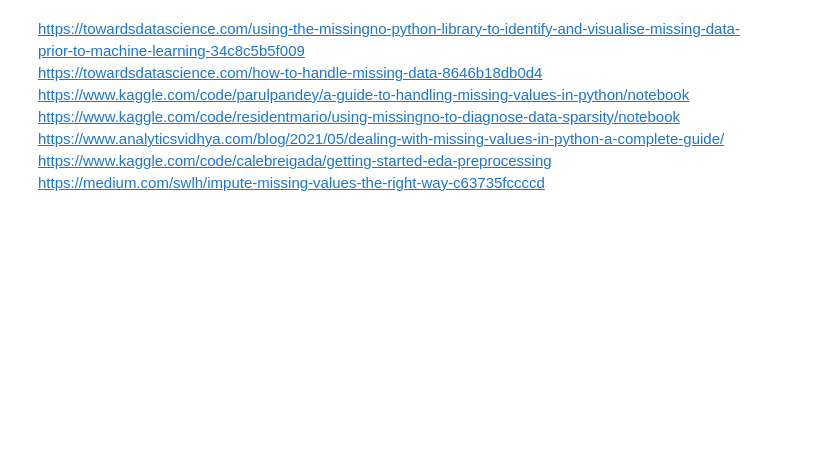
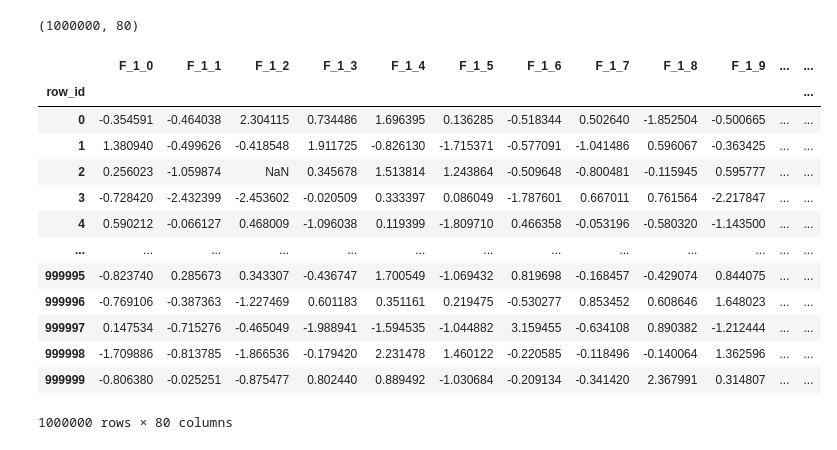
Before and after one commit to jadelsoufi/tabular-playground-series-jun-2022, a Jupyter notebook: EDA.ipynb, the cells around one changed output. Cells and saved outputs as stored; diff of their text form; code cells hidden in the pictures; blank space fills up the shorter version.

```diff
--- a/EDA.ipynb
+++ b/EDA.ipynb
@@ -15,10 +0,0 @@
-# %%
-import numpy as np
-import pandas as pd
-from pathlib import Path
-from tqdm import tqdm
-import missingno as msno
-pd.set_option('display.max_columns', None)
-import seaborn as sns
-import matplotlib.pyplot as plt
-from sklearn.impute import SimpleImputer
@@ -292,8 +0,0 @@ submission.to_csv('submission.csv')
-# %% [markdown]
-https://towardsdatascience.com/using-the-missingno-python-library-to-identify-and-visualise-missing-data-prior-to-machine-learning-34c8c5b5f009 <br>
-https://towardsdatascience.com/how-to-handle-missing-data-8646b18db0d4 <br>
-https://www.kaggle.com/code/parulpandey/a-guide-to-handling-missing-values-in-python/notebook <br>
-https://www.kaggle.com/code/residentmario/using-missingno-to-diagnose-data-sparsity/notebook <br>
-https://www.analyticsvidhya.com/blog/2021/05/dealing-with-missing-values-in-python-a-complete-guide/ <br>
-https://www.kaggle.com/code/calebreigada/getting-started-eda-preprocessing <br>
-https://medium.com/swlh/impute-missing-values-the-right-way-c63735fccccd <br>
@@ -299,0 +26,21 @@ https://medium.com/swlh/impute-missing-values-the-right-way-c63735fccccd <br>
+# %%
+data.shape
+# %% [output]
+(1000000, 80)
+# %%
+data
+# %% [output]
+|  | F_1_0 | F_1_1 | F_1_2 | F_1_3 | F_1_4 | F_1_5 | F_1_6 | F_1_7 | F_1_8 | F_1_9 | ... | ... |
+| row_id |  |  |  |  |  |  |  |  |  |  |  | ... |
+| 0 | -0.354591 | -0.464038 | 2.304115 | 0.734486 | 1.696395 | 0.136285 | -0.518344 | 0.502640 | -1.852504 | -0.500665 | ... | ... |
+| 1 | 1.380940 | -0.499626 | -0.418548 | 1.911725 | -0.826130 | -1.715371 | -0.577091 | -1.041486 | 0.596067 | -0.363425 | ... | ... |
+| 2 | 0.256023 | -1.059874 | NaN | 0.345678 | 1.513814 | 1.243864 | -0.509648 | -0.800481 | -0.115945 | 0.595777 | ... | ... |
+| 3 | -0.728420 | -2.432399 | -2.453602 | -0.020509 | 0.333397 | 0.086049 | -1.787601 | 0.667011 | 0.761564 | -2.217847 | ... | ... |
+| 4 | 0.590212 | -0.066127 | 0.468009 | -1.096038 | 0.119399 | -1.809710 | 0.466358 | -0.053196 | -0.580320 | -1.143500 | ... | ... |
+| ... | ... | ... | ... | ... | ... | ... | ... | ... | ... | ... | ... | ... |
+| 999995 | -0.823740 | 0.285673 | 0.343307 | -0.436747 | 1.700549 | -1.069432 | 0.819698 | -0.168457 | -0.429074 | 0.844075 | ... | ... |
+| 999996 | -0.769106 | -0.387363 | -1.227469 | 0.601183 | 0.351161 | 0.219475 | -0.530277 | 0.853452 | 0.608646 | 1.648023 | ... | ... |
+| 999997 | 0.147534 | -0.715276 | -0.465049 | -1.988941 | -1.594535 | -1.044882 | 3.159455 | -0.634108 | 0.890382 | -1.212444 | ... | ... |
+| 999998 | -1.709886 | -0.813785 | -1.866536 | -0.179420 | 2.231478 | 1.460122 | -0.220585 | -0.118496 | -0.140064 | 1.362596 | ... | ... |
+| 999999 | -0.806380 | -0.025251 | -0.875477 | 0.802440 | 0.889492 | -1.030684 | -0.209134 | -0.341420 | 2.367991 | 0.314807 | ... | ... |
+1000000 rows × 80 columns
```
Also changed, not shown: parts of 50 cells of this notebook.
